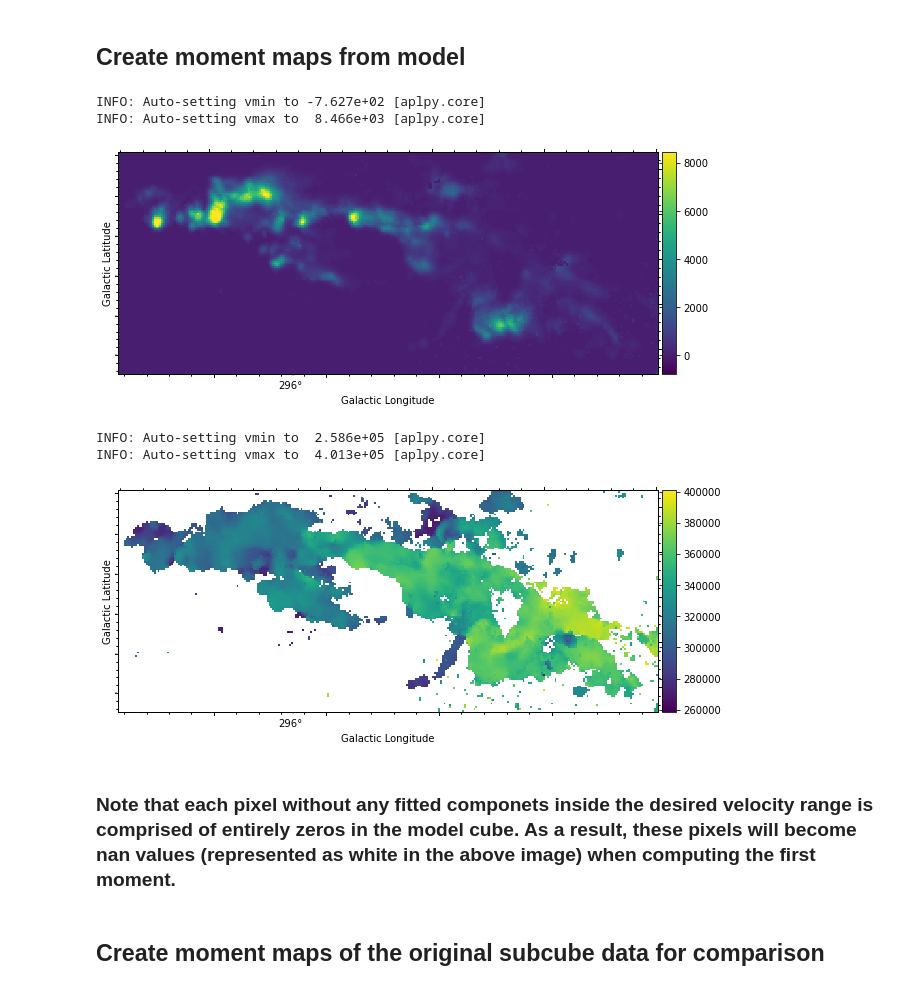
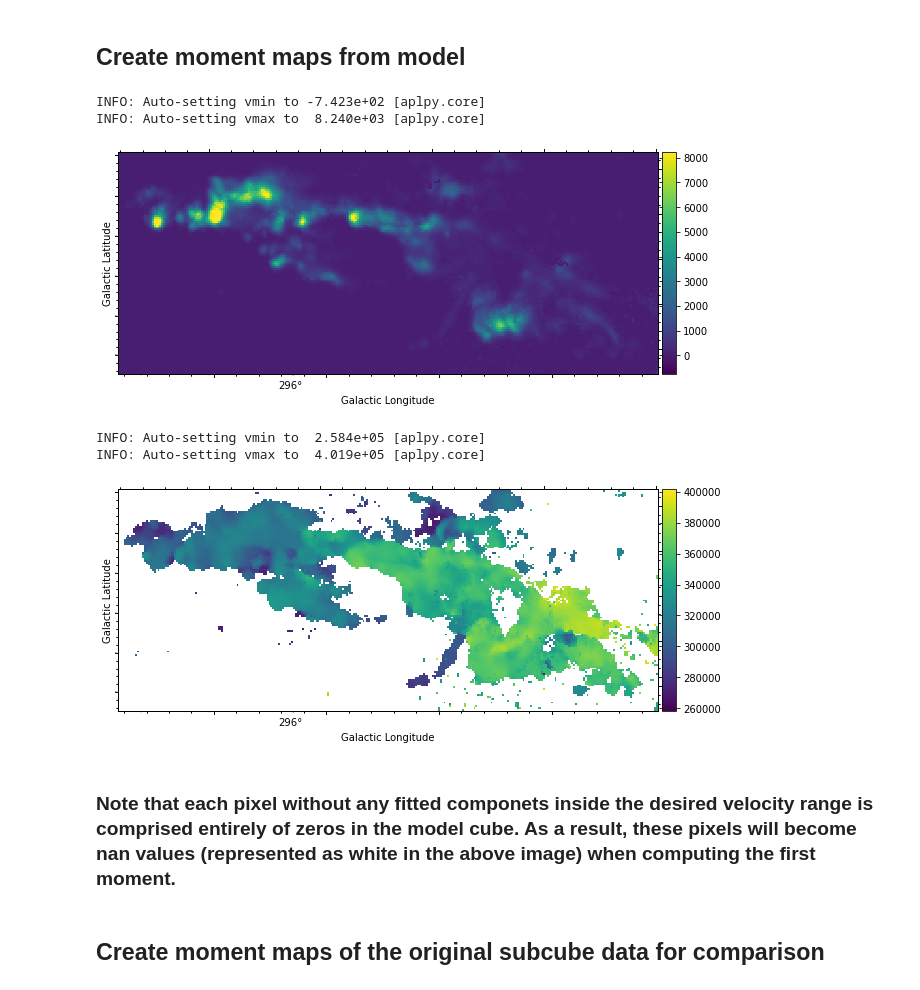
Before and after one commit to joedeboom/leading_arm, a Jupyter notebook: ModelCube.ipynb, the cells around one changed output. Drawn from its saved outputs; the diff is of its cells as text; code cells hidden in the pictures.

```diff
--- a/ModelCube.ipynb
+++ b/ModelCube.ipynb
@@ -54,17 +54,17 @@ hdu.writeto(model_path, overwrite=True)
 # %%
 cube = SpectralCube.read('./model_LAII.fits')
 
 #  Moment 0
 moment_0 = cube.moment(order=0)
 fig = aplpy.FITSFigure(moment_0.hdu)
 fig.show_colorscale()
 fig.add_colorbar()
 fig.colorbar.show()
-fig.save('moment_0.png')
+fig.save('model_moment0.png')
 # %% [output]
-INFO: Auto-setting vmin to -7.627e+02 [aplpy.core]
-INFO: Auto-setting vmax to  8.466e+03 [aplpy.core]
+INFO: Auto-setting vmin to -7.423e+02 [aplpy.core]
+INFO: Auto-setting vmax to  8.240e+03 [aplpy.core]
-[figure, old version]
+[figure, new version]
 # %%
 #  Moment 1
 moment_1 = cube.moment(order=1)
@@ -72,13 +72,13 @@ fig = aplpy.FITSFigure(moment_1.hdu)
 fig.show_colorscale()
 fig.add_colorbar()
 fig.colorbar.show()
-fig.save('moment_1.png')
+fig.save('model_moment1.png')
 # %% [output]
-INFO: Auto-setting vmin to  2.586e+05 [aplpy.core]
-INFO: Auto-setting vmax to  4.013e+05 [aplpy.core]
+INFO: Auto-setting vmin to  2.584e+05 [aplpy.core]
+INFO: Auto-setting vmax to  4.019e+05 [aplpy.core]
 [figure]
 # %% [markdown]
-### Note that each pixel without any fitted componets inside the desired velocity range is comprised of entirely zeros in the model cube. As a result, these pixels will become nan values (represented as white in the above image) when computing the first moment.
+### Note that each pixel without any fitted componets inside the desired velocity range is comprised entirely of zeros in the model cube. As a result, these pixels will become nan values (represented as white in the above image) when computing the first moment.
 # %% [markdown]
 ## Create moment maps of the original subcube data for comparison
 # %%
```
Also changed, not shown: parts of 3 cells of this notebook.
